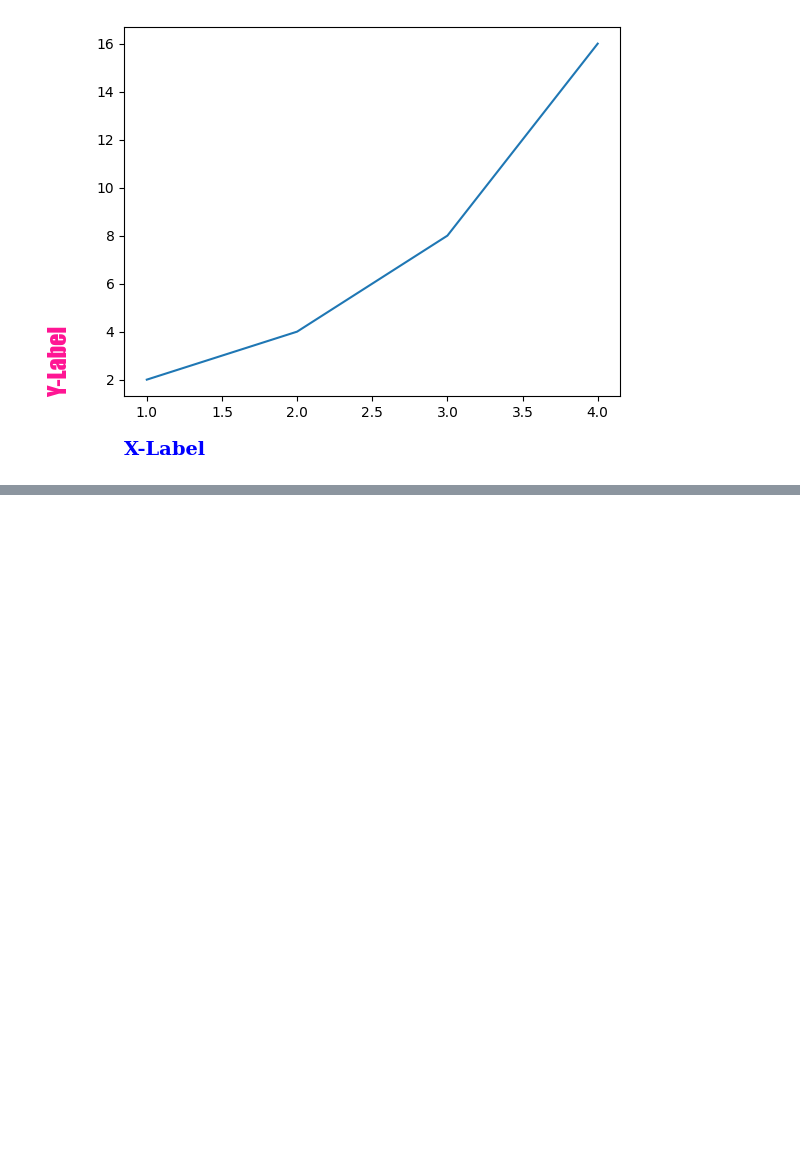
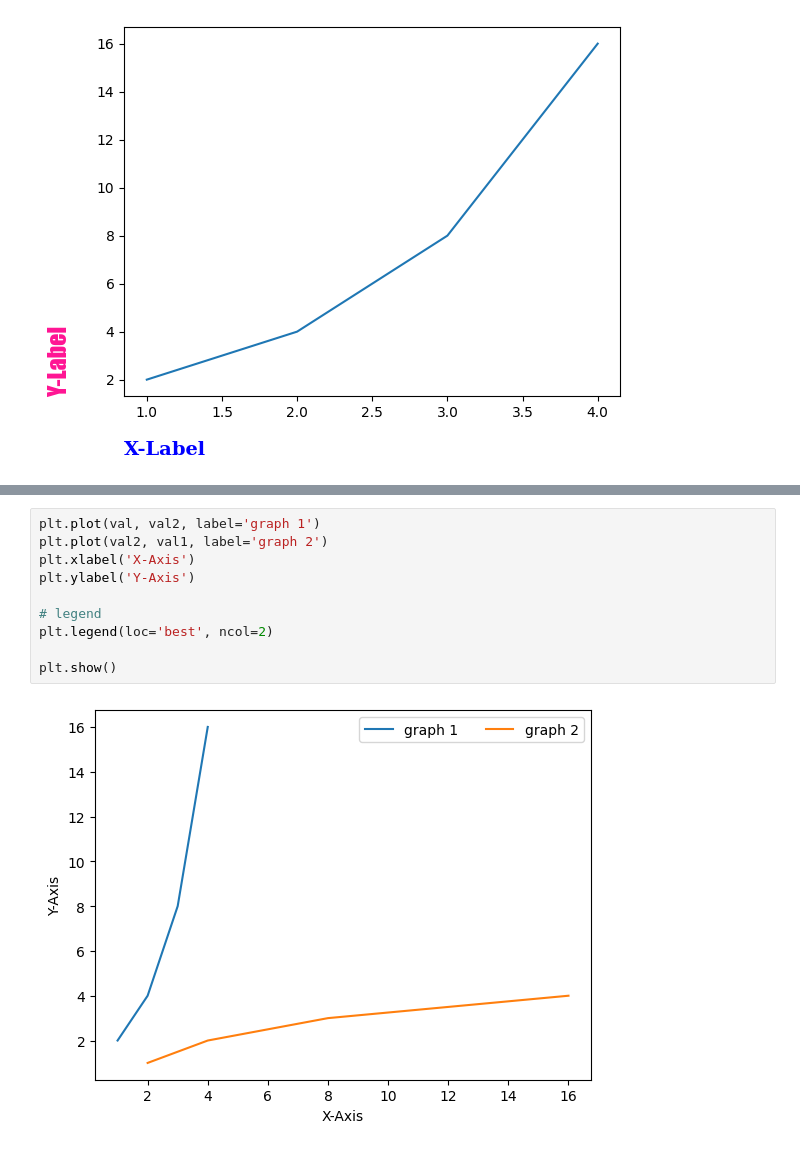
Before and after one commit to knachinen/ai_beginner, a Jupyter notebook: python/matplotlib.ipynb, the cells around one changed output, grey strips where cells are left out. Drawn from its saved outputs; the diff is of its cells as text; blank space fills up the shorter version.

```diff
--- a/python/matplotlib.ipynb
+++ b/python/matplotlib.ipynb
@@ -105,0 +140,12 @@ plt.show()
+# %%
+plt.plot(val, val2, label='graph 1')
+plt.plot(val2, val1, label='graph 2')
+plt.xlabel('X-Axis')
+plt.ylabel('Y-Axis')
+
+# legend
+plt.legend(loc='best', ncol=2)
+
+plt.show()
+# %% [output]
+[figure, added]
```
Also changed, not shown: parts of 5 cells of this notebook.
